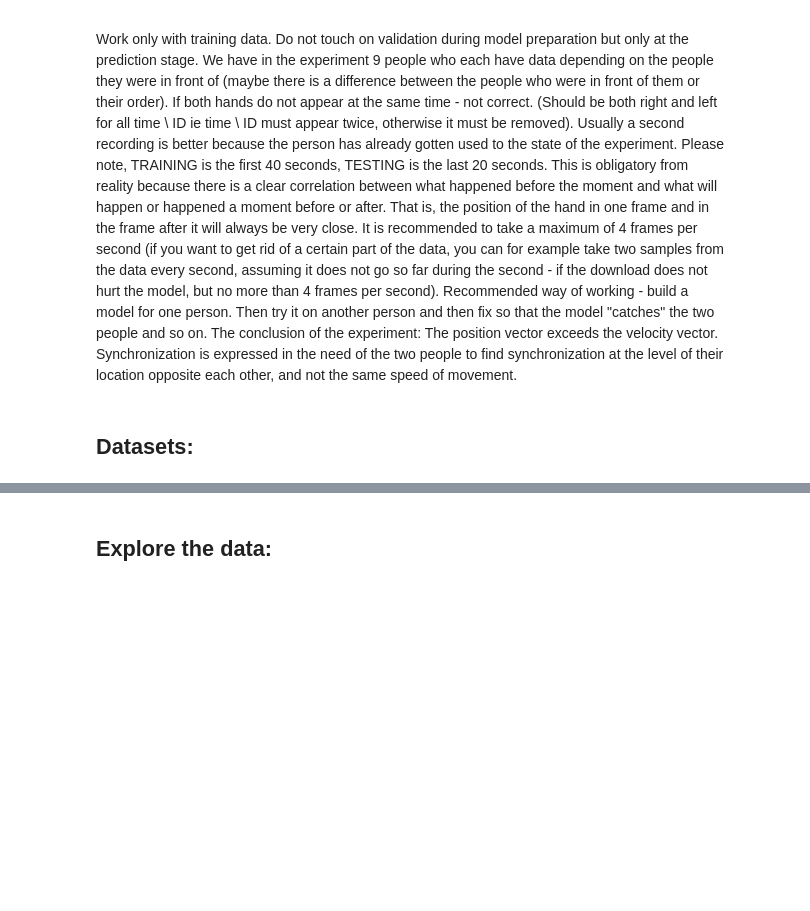
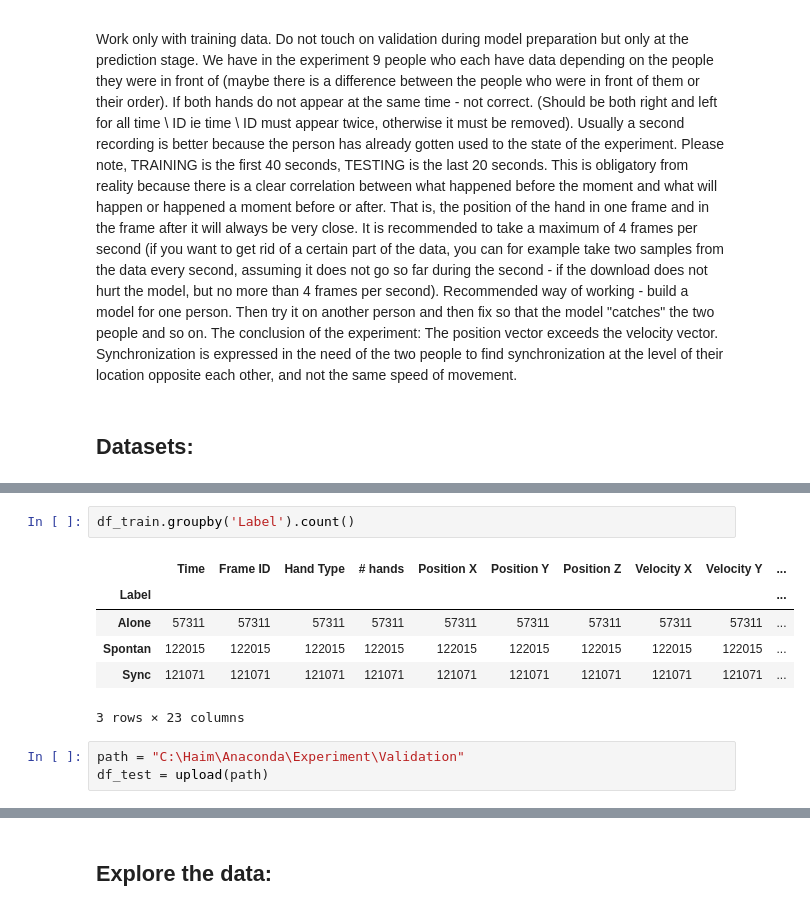
Before and after one commit to haimgoldfisher/Data_Visualization_Final_Project, a Jupyter notebook: NoteBook4 - Pandas and ML for interpersonal physical alignment.ipynb, the cells around one changed output, grey strips where cells are left out. Cells and saved outputs as stored; diff of their text form; blank space fills up the shorter version.

```diff
--- a/NoteBook4 - Pandas and ML for interpersonal physical alignment.ipynb
+++ b/NoteBook4 - Pandas and ML for interpersonal physical alignment.ipynb
@@ -137,0 +173,12 @@ ValueError: Invalid frequency: seconds
+# %%
+df_train.groupby('Label').count()
+# %% [output]
+|  | Time | Frame ID | Hand Type | # hands | Position X | Position Y | Position Z | Velocity X | Velocity Y | ... |
+| Label |  |  |  |  |  |  |  |  |  | ... |
+| Alone | 57311 | 57311 | 57311 | 57311 | 57311 | 57311 | 57311 | 57311 | 57311 | ... |
+| Spontan | 122015 | 122015 | 122015 | 122015 | 122015 | 122015 | 122015 | 122015 | 122015 | ... |
+| Sync | 121071 | 121071 | 121071 | 121071 | 121071 | 121071 | 121071 | 121071 | 121071 | ... |
+3 rows × 23 columns
+# %%
+path = "C:\Haim\Anaconda\Experiment\Validation"
+df_test = upload(path)
```
Also changed, not shown: parts of 8 cells of this notebook, 6 other files.
